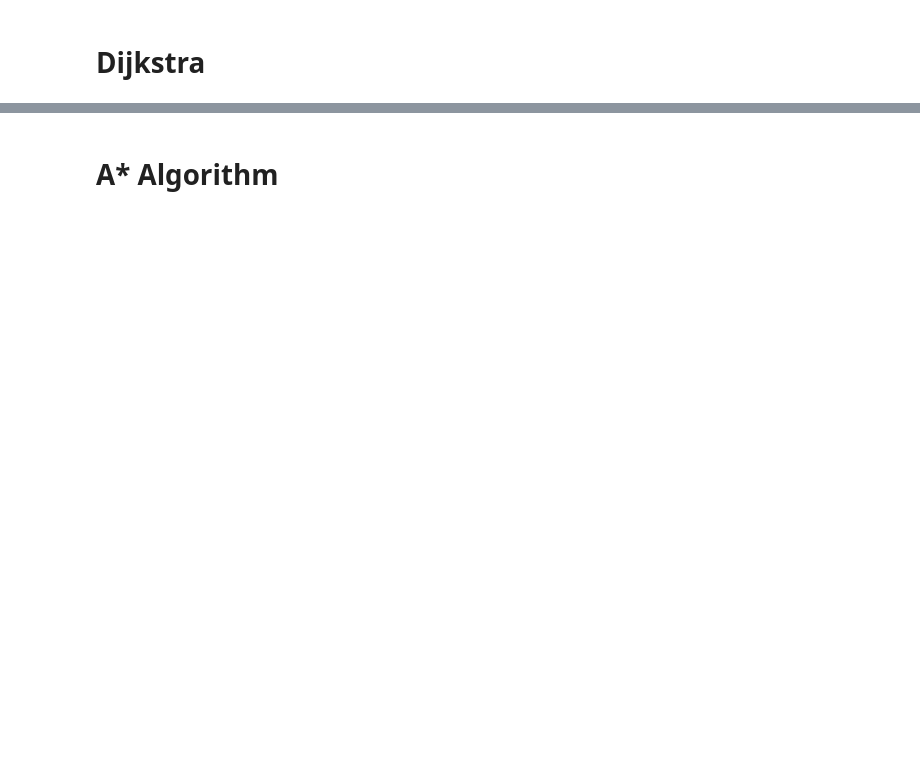
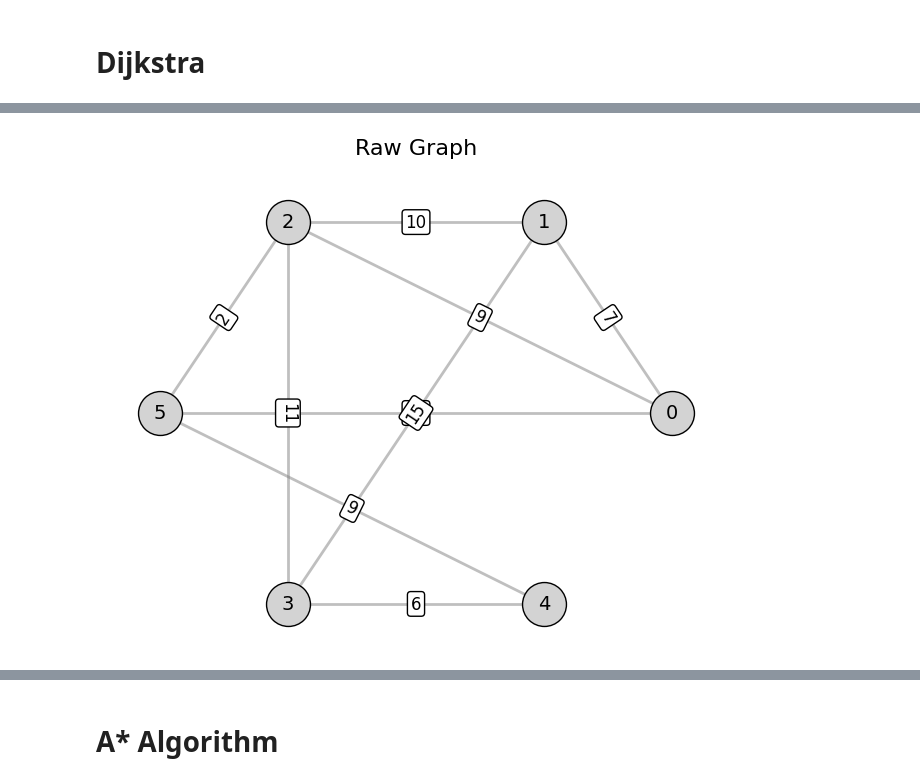
Before and after one commit to FreakyOne700/SE-Lab, a Jupyter notebook: Exp_1.ipynb, the cells around one changed output, grey strips where cells are left out. Drawn from its saved outputs; the diff is of its cells as text; code cells hidden in the pictures; blank space fills up the shorter version.

```diff
--- a/Exp_1.ipynb
+++ b/Exp_1.ipynb
@@ -1,14 +1,15 @@
 # %% [markdown]
 # Dijkstra
 # %%
-!pip install networkx matplotlib
 import networkx as nx
 import matplotlib.pyplot as plt
+
+# --- Your Dijkstra Algorithm ---
 
 def get_min_dist(dist, visited, v):
     min_dist = float('inf')
     min_index = -1
-    for i in range(v): # Fixed: changed variable 'v' to 'i' to avoid shadowing the length parameter
+    for i in range(v):
         if dist[i] < min_dist and not visited[i]:
             min_dist = dist[i]
             min_index = i
@@ -23,7 +24,7 @@ def dijkstra(graph, src):
 
     for _ in range(v):
         u = get_min_dist(distances, visited, v)
-        if u == -1: # Added safety check for disconnected graphs
+        if u == -1:
             break
         visited[u] = True
 
@@ -45,56 +46,73 @@ def get_shortest_path(previous, src, dest):
         current = previous[current]
     path.reverse()
 
-    # Verify if a valid path exists
     if len(path) > 0 and path[0] == src:
-        print("Shortest path from {} to {}: {}".format(src, dest, " -> ".join(map(str, path))))
         return path
     else:
-        print("No path exists from {} to {}".format(src, dest))
         return []
 
-def plot_graph(graph_matrix, shortest_path=None):
+# --- Plotting Logic ---
+
+def plot_graphs(graph_matrix, shortest_path, src, dest):
+    # 1. Initialize the Graph
     G = nx.Graph()
     v = len(graph_matrix)
 
-    # Add nodes and edges from your adjacency matrix
+    # Add edges from adjacency matrix
     for i in range(v):
-        for j in range(i + 1, v): # Start from i+1 for undirected graph to avoid duplicates
+        for j in range(i + 1, v):
             weight = graph_matrix[i][j]
             if weight > 0:
                 G.add_edge(i, j, weight=weight)
 
-    # Set up the layout
-    pos = nx.spring_layout(G, seed=42) # Seed ensures the graph looks the same every time
+    # Set layout for consistent node positioning
+    pos = nx.circular_layout(G)
 
-    plt.figure(figsize=(8, 6))
+    # --- IMAGE 1: Raw Graph ---
+    plt.figure(1, figsize=(8, 6))
+    plt.title("Raw Graph", fontsize=16, pad=20)
 
-    # 1. Draw the base graph (nodes and standard edges)
-    nx.draw_networkx_nodes(G, pos, node_color='lightgray', node_size=700)
+    # Draw base graph
+    nx.draw_networkx_nodes(G, pos, node_color='lightgray', edgecolors='black', node_size=1000)
     nx.draw_networkx_edges(G, pos, width=2, alpha=0.5, edge_color='gray')
-    nx.draw_networkx_labels(G, pos, font_size=14, font_family='sans-serif', font_weight='bold')
+    nx.draw_networkx_labels(G, pos, font_size=14)
 
-    # 2. Add the edge weights (labels)
+    # Draw edge weights
     edge_labels = nx.get_edge_attributes(G, 'weight')
-    nx.draw_networkx_edge_labels(G, pos, edge_labels=edge_labels, font_size=12)
+    nx.draw_networkx_edge_labels(G, pos, edge_labels=edge_labels, font_size=12,
+                                 bbox=dict(facecolor='white', edgecolor='black', boxstyle='round,pad=0.2'))
+    plt.axis('off')
 
-    # 3. Highlight the shortest path if one was found
+    # --- IMAGE 2: Highlighted Shortest Path ---
+    plt.figure(2, figsize=(8, 6))
+    plt.title(f"Shortest Path ({src} to {dest})", fontsize=16, pad=20)
+
+    # Draw base graph again
+    nx.draw_networkx_nodes(G, pos, node_color='lightgray', edgecolors='black', node_size=1000)
+    nx.draw_networkx_edges(G, pos, width=2, alpha=0.5, edge_color='gray')
+    nx.draw_networkx_labels(G, pos, font_size=14)
+    nx.draw_networkx_edge_labels(G, pos, edge_labels=edge_labels, font_size=12,
+                                 bbox=dict(facecolor='white', edgecolor='black', boxstyle='round,pad=0.2'))
+
+    # Highlight the path if one exists
     if shortest_path and len(shortest_path) > 1:
-        # Highlight nodes in the path
-        nx.draw_networkx_nodes(G, pos, nodelist=shortest_path, node_color='lightgreen', node_size=700)
+        # 1. Highlight Nodes
+        nx.draw_networkx_nodes(G, pos, nodelist=shortest_path, node_color='red',
+                               edgecolors='black', node_size=1000)
 
-        # Create a list of edge tuples from the path list (e.g., [0, 1, 2] -> [(0,1), (1,2)])
+        # 2. Highlight Edges
         path_edges = list(zip(shortest_path, shortest_path[1:]))
+        nx.draw_networkx_edges(G, pos, edgelist=path_edges, edge_color='red', width=5)
 
-        # Highlight edges in the path
-        nx.draw_networkx_edges(G, pos, edgelist=path_edges, edge_color='red', width=4)
-        plt.title(f"Shortest Path highlighted in Red", fontsize=16)
-    else:
-        plt.title("Graph Visualization", fontsize=16)
+        # 3. Re-draw labels for highlighted nodes to ensure they sit on top of the red background
+        nx.draw_networkx_labels(G, pos, font_size=14)
 
-    plt.axis('off') # Hide the grid axes
-    plt.tight_layout()
+    plt.axis('off')
+
+    # Show both figures
     plt.show()
+
+# --- Main Execution ---
 
 if __name__ == "__main__":
     graph = [
@@ -106,14 +124,21 @@ if __name__ == "__main__":
         [14, 0, 2, 0, 9, 0]
     ]
 
-    src = int(input("Enter the source vertex (0-5): "))
-    dest = int(input("Enter the destination vertex (0-5): "))
+    # Pre-set for demonstration (matches the 0 to 4 example)
+    src = 0
+    dest = 4
+
+    print(f"Calculating shortest path from {src} to {dest}...")
 
     distances, previous = dijkstra(graph, src)
-
-    # Capture the path list so we can pass it to the plotter
     path = get_shortest_path(previous, src, dest)
 
-    # Plot the results
-    plot_graph(graph, path)
+    if path:
+        print("Path found:", " -> ".join(map(str, path)))
+        print("Total Cost:", distances[dest])
+    else:
+        print("No path exists.")
+
+    # Generate Plot 1 and Plot 2
+    plot_graphs(graph, path, src, dest)
 # %% [output]
@@ -121,0 +148 @@ Shortest path from 1 to 4: 1 -> 2 -> 5 -> 4
+[figure, added]
```
Also changed, not shown: parts of 2 cells of this notebook, 43 other files.
